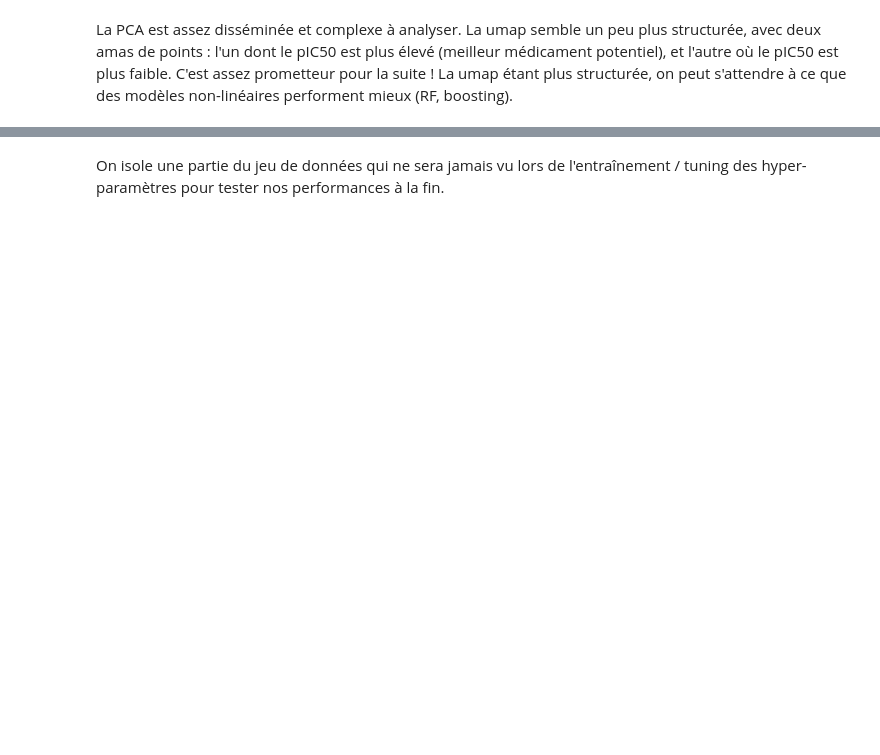
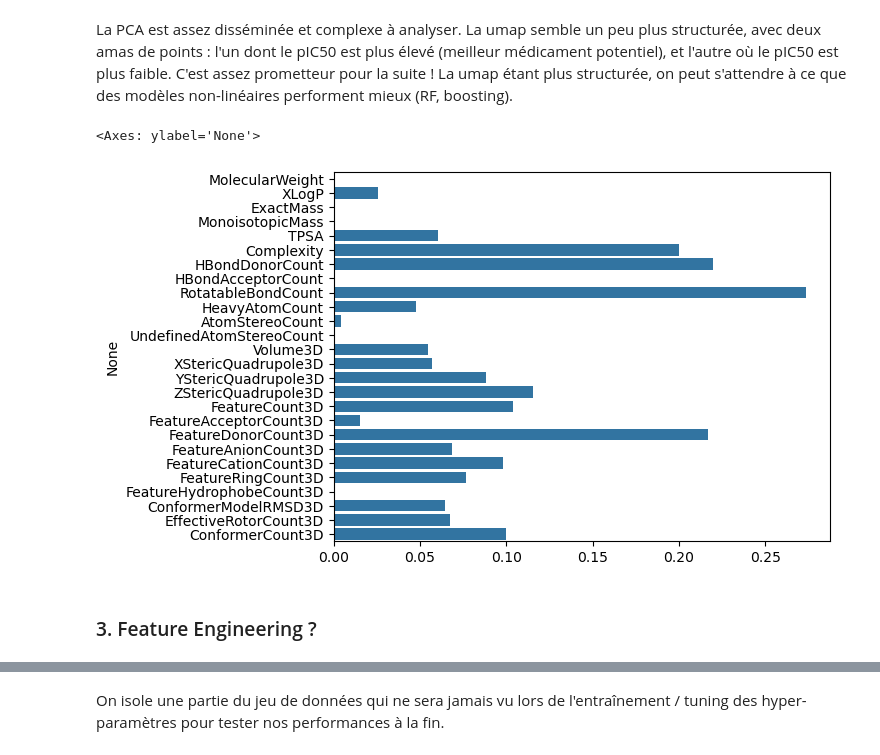
Before and after one commit to mafalda-frere/covid19_drug_discovery, a Jupyter notebook: covid19_drug_discovery.ipynb, the cells around one changed output, grey strips where cells are left out. Drawn from its saved outputs; the diff is of its cells as text; code cells hidden in the pictures; blank space fills up the shorter version.

```diff
--- a/covid19_drug_discovery.ipynb
+++ b/covid19_drug_discovery.ipynb
@@ -283,3 +305,12 @@ OMP: Info #276: omp_set_nested routine deprecated, please use omp_set_max_active
 # %% [markdown]
 La PCA est assez disséminée et complexe à analyser. La umap semble un peu plus structurée, avec deux amas de points : l'un dont le pIC50 est plus élevé (meilleur médicament potentiel), et l'autre où le pIC50 est plus faible. C'est assez prometteur pour la suite !
 La umap étant plus structurée, on peut s'attendre à ce que des modèles non-linéaires performent mieux (RF, boosting).
+# %%
+from sklearn.feature_selection import mutual_info_regression
+mi = mutual_info_regression(df.drop(columns=["pIC50"]), df["pIC50"])
+sns.barplot(x=mi, y=df.drop(columns=["pIC50"]).columns)
+# %% [output]
+<Axes: ylabel='None'>
+[figure, added]
+# %% [markdown]
+### 3. Feature Engineering ?
```
Also changed, not shown: parts of 26 cells of this notebook.
